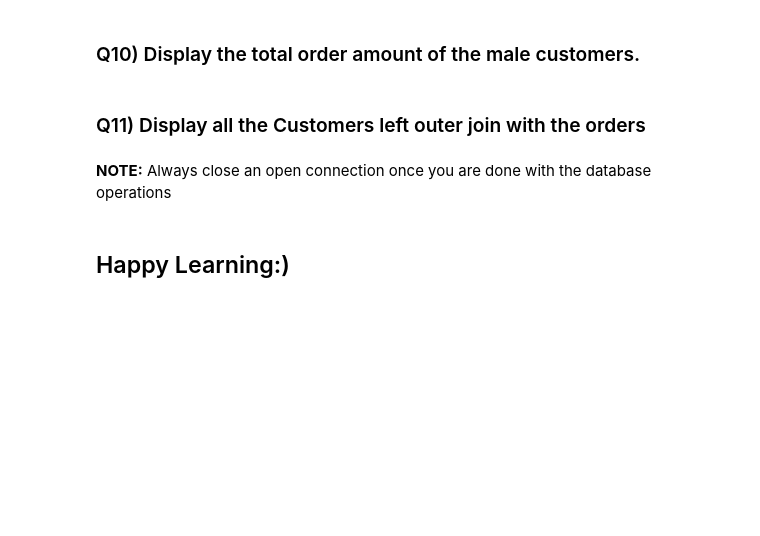
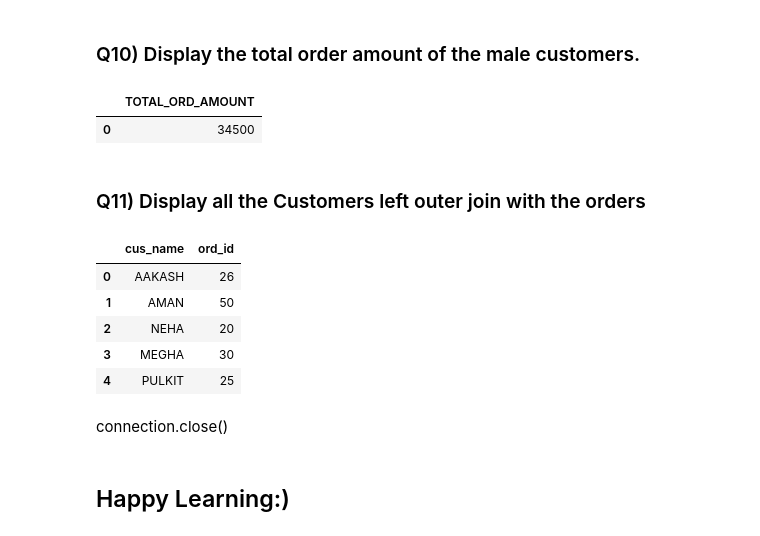
Before and after one commit to tarangini-shetty/tarangini_Lab1_PythonforDS, a Jupyter notebook: Lab_Session-E-Commerce.ipynb, the cells around one changed output. Drawn from its saved outputs; the diff is of its cells as text; code cells hidden in the pictures; blank space fills up the shorter version.

```diff
--- a/Lab_Session-E-Commerce.ipynb
+++ b/Lab_Session-E-Commerce.ipynb
@@ -302,8 +389,31 @@ connection.commit()
 # %% [markdown]
 ### Q10) Display the total order amount of the male customers.
+# %%
+query10 = """select sum(ORD_AMOUNT) from orders, customer where orders.cus_id = customer.cus_id and customer.cus_gender='M';"""
+cursorobject.execute(query10)
+output = cursorobject.fetchall()
+output_df = pd.DataFrame(output, columns = ['TOTAL_ORD_AMOUNT'])
+output_df
+# %% [output]
+|  | TOTAL_ORD_AMOUNT |
+| 0 | 34500 |
 # %% [markdown]
 ### Q11) Display all the Customers left outer join with  the orders
+# %%
+query11 = """select customer.cus_name, orders.ord_id from customer LEFT JOIN orders
+                on customer.cus_id = orders.cus_id ; """
+cursorobject.execute(query11)
+output = cursorobject.fetchall()
+output_df = pd.DataFrame(output, columns = ['cus_name','ord_id' ])
+output_df
+# %% [output]
+|  | cus_name | ord_id |
+| 0 | AAKASH | 26 |
+| 1 | AMAN | 50 |
+| 2 | NEHA | 20 |
+| 3 | MEGHA | 30 |
+| 4 | PULKIT | 25 |
 # %% [markdown]
-**NOTE:** Always close an open connection once you are done with the database operations
+connection.close()
 # %% [markdown]
 ## Happy Learning:)
```
Also changed, not shown: parts of 7 cells of this notebook.
